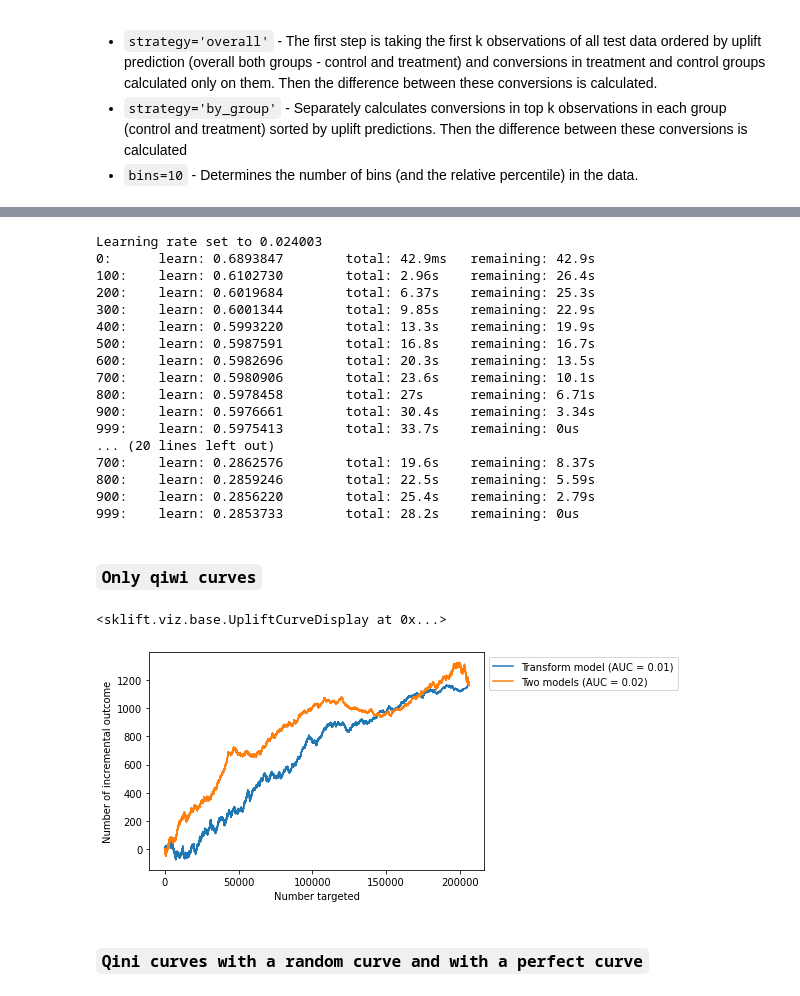
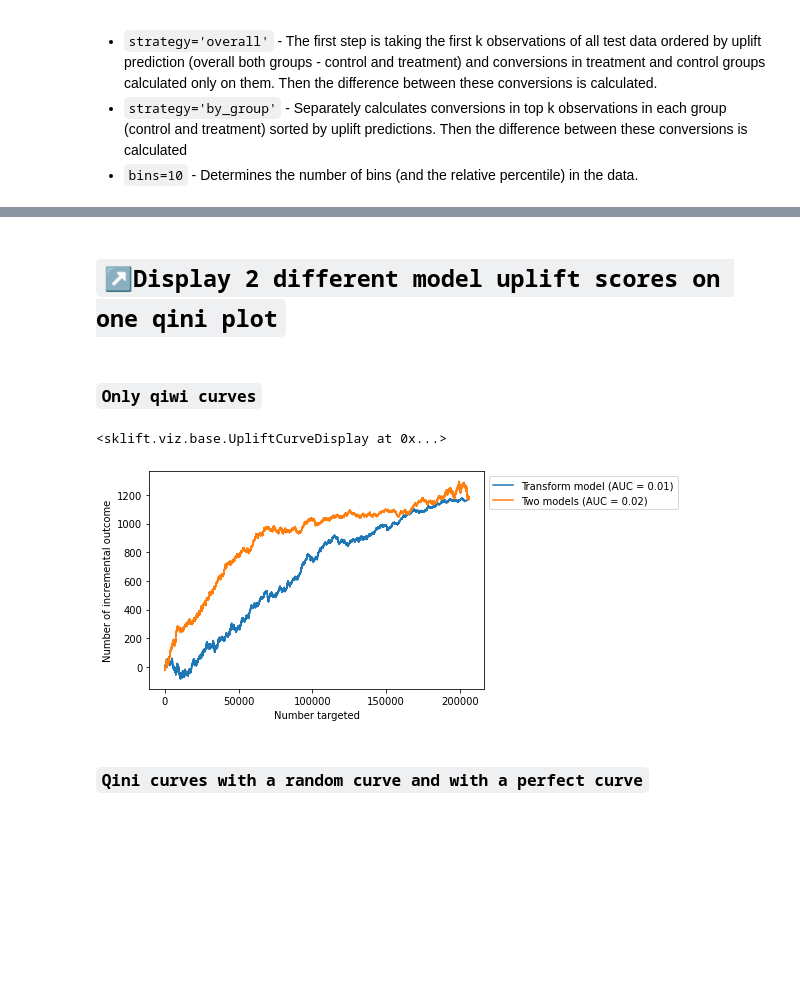
Before and after one commit to maks-sh/scikit-uplift, a Jupyter notebook: notebooks/uplift_metrics_tutorial_advanced.ipynb, the cells around one changed output, grey strips where cells are left out. Cells and saved outputs as stored; diff of their text form; code cells hidden in the pictures; blank space fills up the shorter version.

```diff
--- a/notebooks/uplift_metrics_tutorial_advanced.ipynb
+++ b/notebooks/uplift_metrics_tutorial_advanced.ipynb
@@ -184,3 +189,8 @@ uplift_ct_train = ct_model.predict(X_train)
+# %%
+uplift_transform_model_val = transform_model.predict(X_val)
+uplift_transform_model_train = transform_model.predict(X_train)
+
+uplift_two_model = two_model.predict(X_val)
 # %% [markdown]
 # 🚀🚀🚀 Uplift metrics
 # %% [markdown]
@@ -273,30 +276,0 @@ two_model = TwoModels(estimator_trmnt=first_estimator, estimator_ctrl=second_est
-# %%
-transform_model = transform_model.fit(
-    X=X_train,
-    y=y_train,
-    treatment=trmnt_train
-)
-
-two_model = two_model.fit(
-    X=X_train,
-    y=y_train,
-    treatment=trmnt_train
-)
-# %% [output]
-Learning rate set to 0.024003
-0:      learn: 0.6893847        total: 42.9ms   remaining: 42.9s
-100:    learn: 0.6102730        total: 2.96s    remaining: 26.4s
-200:    learn: 0.6019684        total: 6.37s    remaining: 25.3s
-300:    learn: 0.6001344        total: 9.85s    remaining: 22.9s
-400:    learn: 0.5993220        total: 13.3s    remaining: 19.9s
-500:    learn: 0.5987591        total: 16.8s    remaining: 16.7s
-600:    learn: 0.5982696        total: 20.3s    remaining: 13.5s
-700:    learn: 0.5980906        total: 23.6s    remaining: 10.1s
-800:    learn: 0.5978458        total: 27s      remaining: 6.71s
-900:    learn: 0.5976661        total: 30.4s    remaining: 3.34s
-999:    learn: 0.5975413        total: 33.7s    remaining: 0us
-... (20 lines left out)
-700:    learn: 0.2862576        total: 19.6s    remaining: 8.37s
-800:    learn: 0.2859246        total: 22.5s    remaining: 5.59s
-900:    learn: 0.2856220        total: 25.4s    remaining: 2.79s
-999:    learn: 0.2853733        total: 28.2s    remaining: 0us
@@ -306,14 +277,16 @@ uplift_two_model = two_model.predict(X_val)
+# %% [markdown]
+# `↗️Display 2 different model uplift scores on one qini plot`
 # %% [markdown]
 ### `Only qiwi curves`
 # %%
 from sklift.viz import plot_qini_curve
 
 fig, ax_roc = plt.subplots(1, 1)
-plot_qini_curve(y_val, uplift_transform_model, trmnt_val, name='Transform model', random=False, perfect=False, ax=ax_roc)
+plot_qini_curve(y_val, uplift_transform_model_val, trmnt_val, name='Transform model', random=False, perfect=False, ax=ax_roc)
 plot_qini_curve(y_val, uplift_two_model, trmnt_val, name='Two models', random=False, perfect=False, ax=ax_roc)
 # %% [output]
 <sklift.viz.base.UpliftCurveDisplay at 0x...>
-[figure, old version]
+[figure, new version]
 # %% [markdown]
 ### `Qini curves with a random curve and with a perfect curve`
 # %%
```
Also changed, not shown: parts of 17 cells of this notebook.
